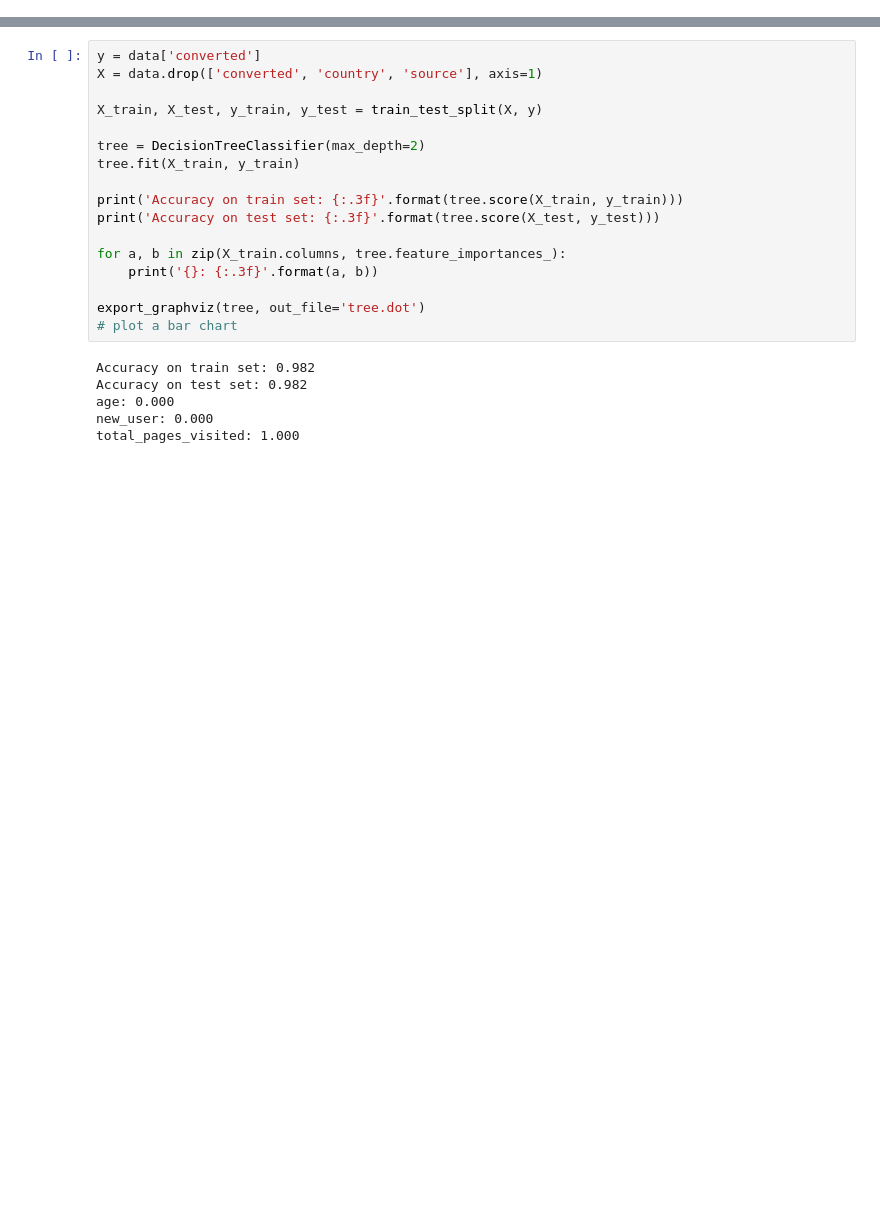
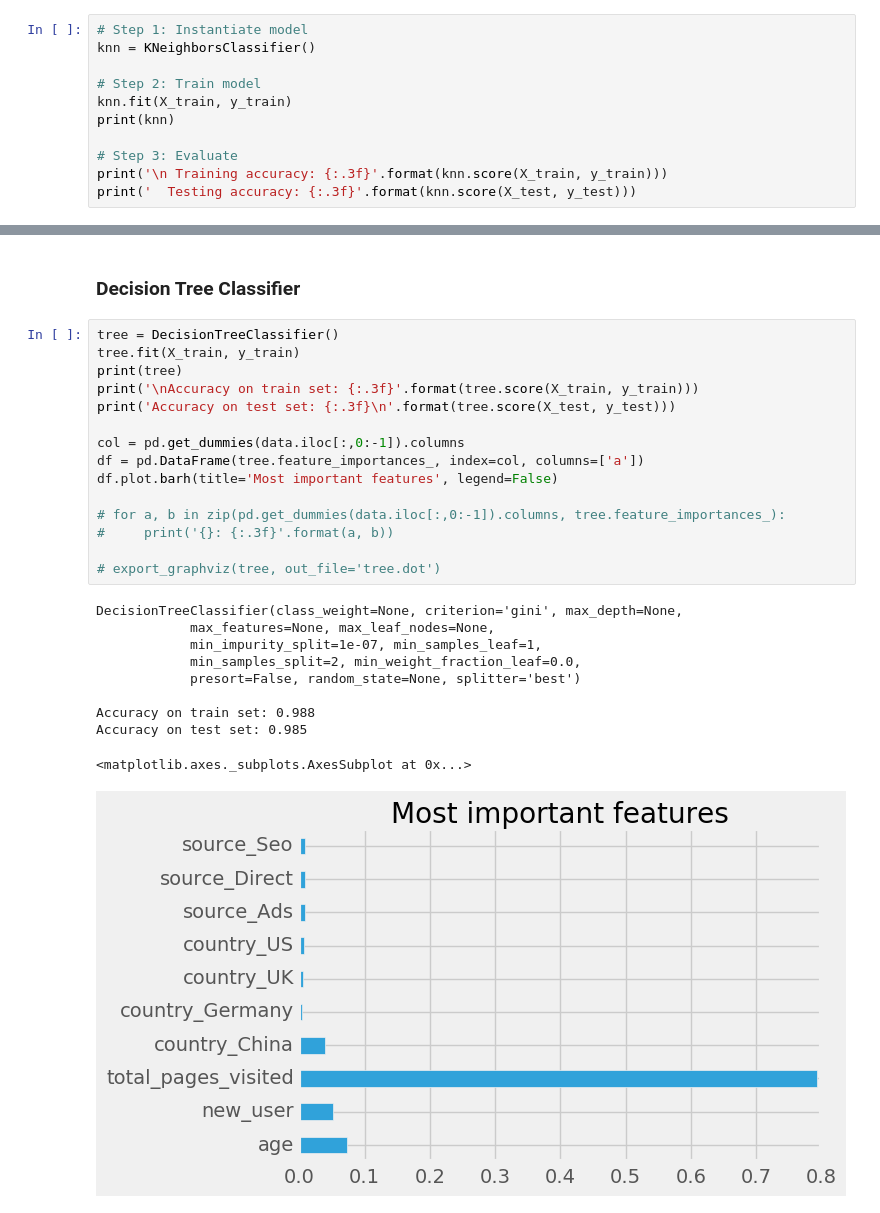
Before and after one commit to brunolsvieira/Conversion-Rate, a Jupyter notebook: Conversion rate.ipynb, the cells around one changed output, grey strips where cells are left out. Cells and saved outputs as stored; diff of their text form; blank space fills up the shorter version.

```diff
--- a/Conversion rate.ipynb
+++ b/Conversion rate.ipynb
@@ -73,0 +143,11 @@ from sklearn.model_selection import train_test_split
+# %%
+# Step 1: Instantiate model
+knn = KNeighborsClassifier()
+
+# Step 2: Train model
+knn.fit(X_train, y_train)
+print(knn)
+
+# Step 3: Evaluate
+print('\n Training accuracy: {:.3f}'.format(knn.score(X_train, y_train)))
+print('  Testing accuracy: {:.3f}'.format(knn.score(X_test, y_test)))
@@ -74,23 +161,28 @@ from sklearn.model_selection import train_test_split
+# %% [markdown]
+### Decision Tree Classifier
 # %%
-y = data['converted']
-X = data.drop(['converted', 'country', 'source'], axis=1)
+tree = DecisionTreeClassifier()
+tree.fit(X_train, y_train)
+print(tree)
+print('\nAccuracy on train set: {:.3f}'.format(tree.score(X_train, y_train)))
+print('Accuracy on test set: {:.3f}\n'.format(tree.score(X_test, y_test)))
 
-X_train, X_test, y_train, y_test = train_test_split(X, y)
+col = pd.get_dummies(data.iloc[:,0:-1]).columns
+df = pd.DataFrame(tree.feature_importances_, index=col, columns=['a'])
+df.plot.barh(title='Most important features', legend=False)
 
-tree = DecisionTreeClassifier(max_depth=2)
-tree.fit(X_train, y_train)
+# for a, b in zip(pd.get_dummies(data.iloc[:,0:-1]).columns, tree.feature_importances_):
+#     print('{}: {:.3f}'.format(a, b))
 
-print('Accuracy on train set: {:.3f}'.format(tree.score(X_train, y_train)))
-print('Accuracy on test set: {:.3f}'.format(tree.score(X_test, y_test)))
-
-for a, b in zip(X_train.columns, tree.feature_importances_):
-    print('{}: {:.3f}'.format(a, b))
-
-export_graphviz(tree, out_file='tree.dot')
-# plot a bar chart
+# export_graphviz(tree, out_file='tree.dot')
 # %% [output]
-Accuracy on train set: 0.982
-Accuracy on test set: 0.982
-age: 0.000
-new_user: 0.000
-total_pages_visited: 1.000
+DecisionTreeClassifier(class_weight=None, criterion='gini', max_depth=None,
+            max_features=None, max_leaf_nodes=None,
+            min_impurity_split=1e-07, min_samples_leaf=1,
+            min_samples_split=2, min_weight_fraction_leaf=0.0,
+            presort=False, random_state=None, splitter='best')
+
+Accuracy on train set: 0.988
+Accuracy on test set: 0.985
+<matplotlib.axes._subplots.AxesSubplot at 0x...>
+[figure, added]
```
Also changed, not shown: parts of 25 cells of this notebook.
